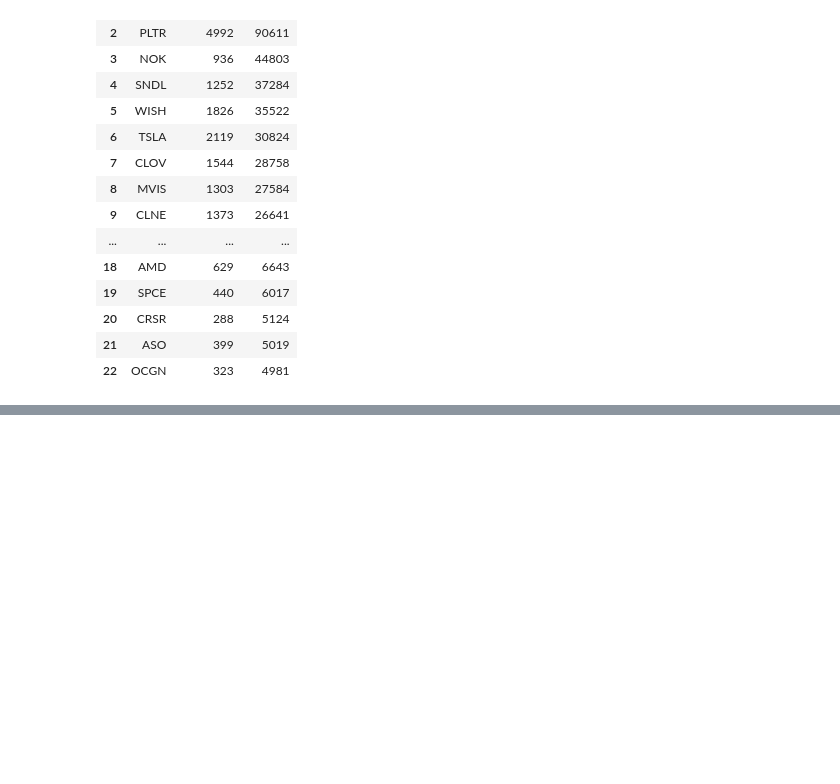
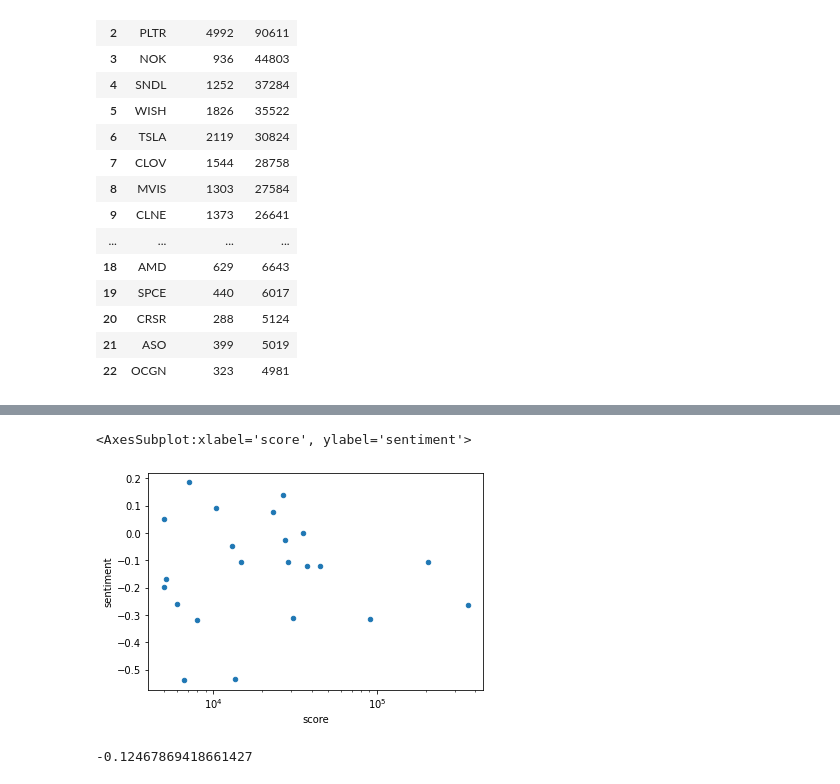
Before and after one commit to prakritj/ds105_wallstreetbets, a Jupyter notebook: second_analysis.ipynb, the cells around one changed output, grey strips where cells are left out. Cells and saved outputs as stored; diff of their text form; code cells hidden in the pictures; blank space fills up the shorter version.

```diff
--- a/second_analysis.ipynb
+++ b/second_analysis.ipynb
@@ -196,0 +219,5 @@ sent_tickers.to_csv('sent_tickers.csv')
+# %%
+sent_tickers.plot(x='score',y='sentiment',kind='scatter',logx=True)
+# %% [output]
+<AxesSubplot:xlabel='score', ylabel='sentiment'>
+[figure, added]
@@ -196,0 +228,4 @@ sent_tickers.to_csv('sent_tickers.csv')
+# %%
+sent_tickers['score'].corr(sent_tickers['sentiment'])
+# %% [output]
+-0.12467869418661427
```
Also changed, not shown: parts of 21 cells of this notebook, 6 other files.
